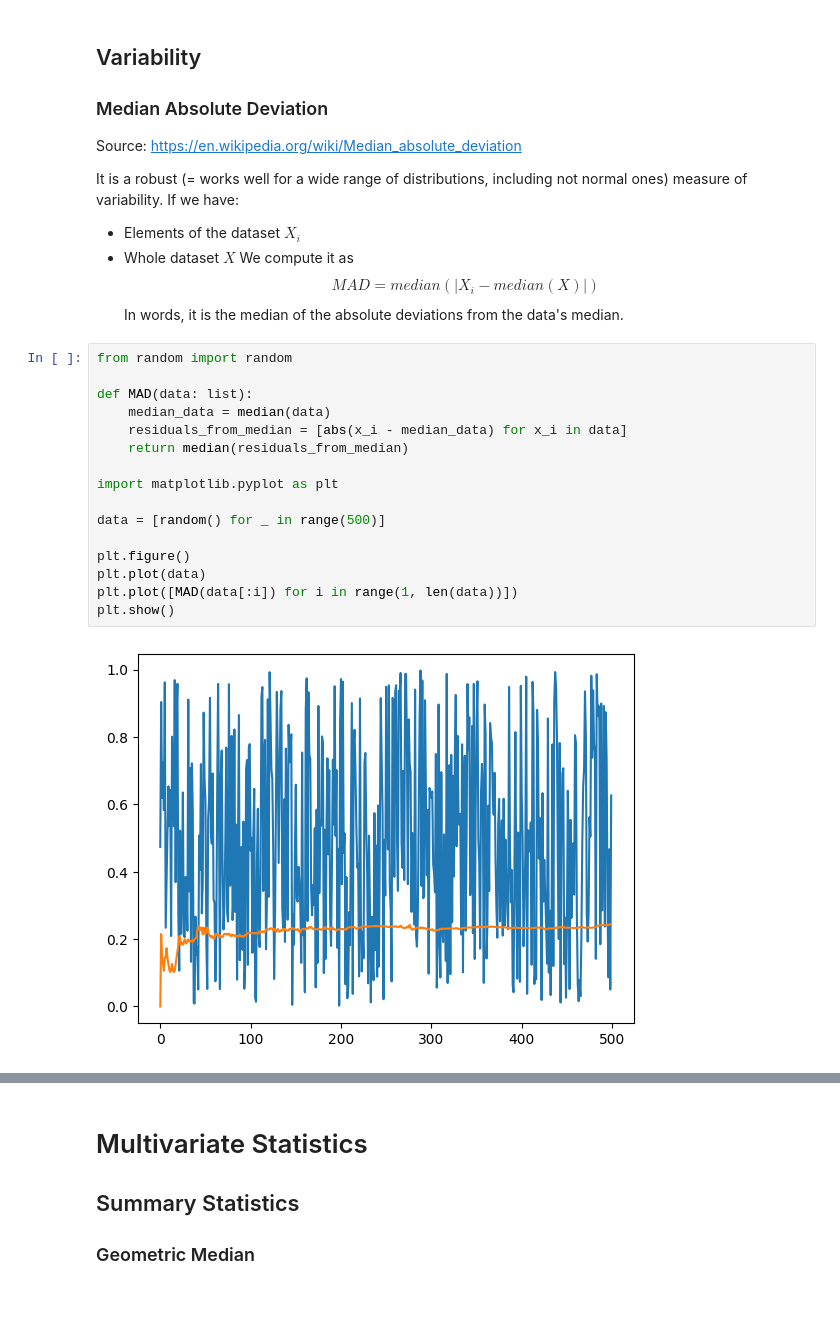
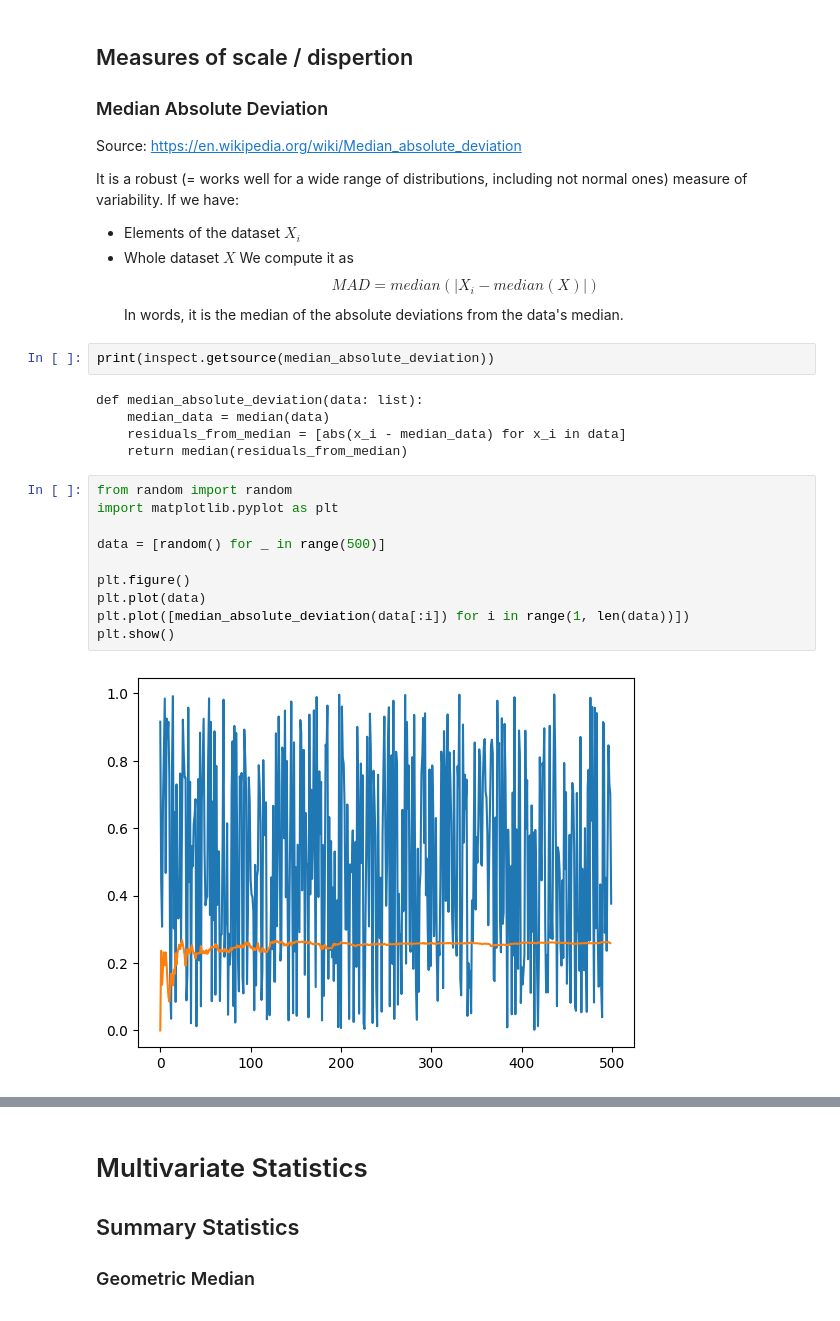
Before and after one commit to Smoltbob/ComputerVision, a Jupyter notebook: lib/Metrics/Metrics.ipynb, the cells around one changed output, grey strips where cells are left out. Drawn from its saved outputs; the diff is of its cells as text.

```diff
--- a/lib/Metrics/Metrics.ipynb
+++ b/lib/Metrics/Metrics.ipynb
@@ -25,7 +30,8 @@ def median(data: list):
     else:
         return 0.5 * (data[mid_index - 1] + data[mid_index])
 # %% [markdown]
-## Variability
+## Measures of scale / dispertion
+
 ### Median Absolute Deviation
 Source: https://en.wikipedia.org/wiki/Median_absolute_deviation
 
@@ -35,21 +41,22 @@ If we have:
 - Whole dataset $X$
 We compute it as $$MAD = median(|X_i - median(X)|)$$
 In words, it is the median of the absolute deviations from the data's median.
+# %%
+print(inspect.getsource(median_absolute_deviation))
+# %% [output]
+def median_absolute_deviation(data: list):
+    median_data = median(data)
+    residuals_from_median = [abs(x_i - median_data) for x_i in data]
+    return median(residuals_from_median)
 # %%
 from random import random
-
-def MAD(data: list):
-    median_data = median(data)
-    residuals_from_median = [abs(x_i - median_data) for x_i in data]
-    return median(residuals_from_median)
-
 import matplotlib.pyplot as plt
 
 data = [random() for _ in range(500)]
 
 plt.figure()
 plt.plot(data)
-plt.plot([MAD(data[:i]) for i in range(1, len(data))])
+plt.plot([median_absolute_deviation(data[:i]) for i in range(1, len(data))])
 plt.show()
 # %% [output]
-[figure, old version]
+[figure, new version]
```
Also changed, not shown: parts of 11 cells of this notebook, 4 other files.
